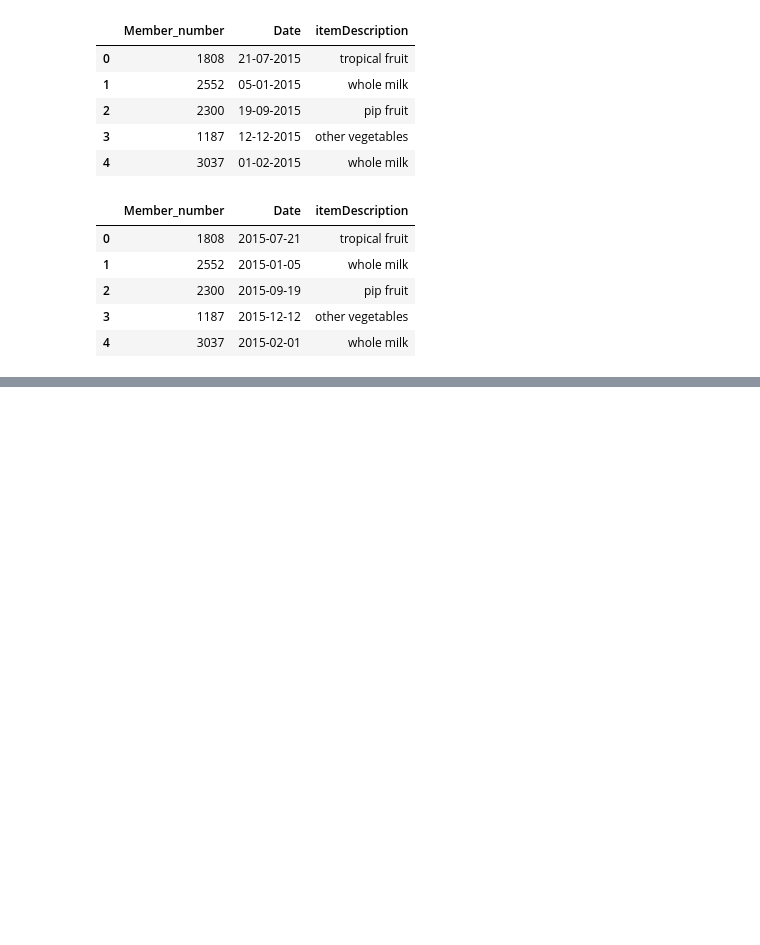
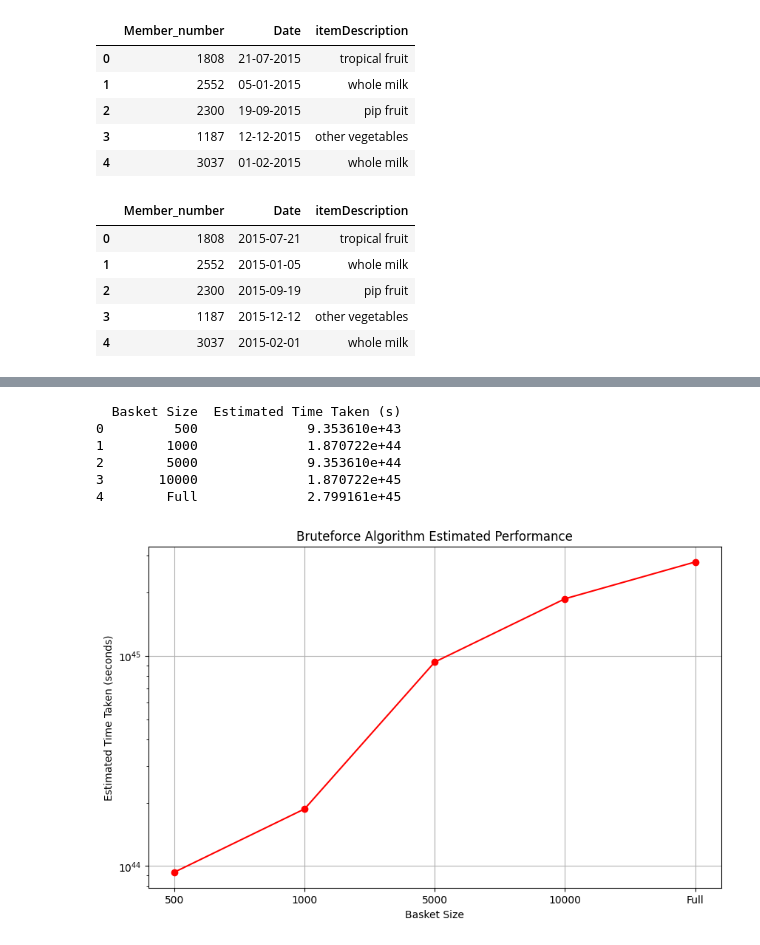
Before and after one commit to lilai3552/Association_Mining, a Jupyter notebook: main.ipynb, the cells around one changed output, grey strips where cells are left out. Drawn from its saved outputs; the diff is of its cells as text; code cells hidden in the pictures; blank space fills up the shorter version.

```diff
--- a/main.ipynb
+++ b/main.ipynb
@@ -91,0 +118,40 @@ Number of rules generated: 62
+# %%
+#estimating time taken for brutale force on different sizes
+m = df_encoded.shape[0]  # number of transactions
+n = df_encoded.shape[1]  # number of items
+bruteforce_times = []
+for size in basket_sizes:
+    if size == '500':
+        current_m = 500
+    elif size == '1000':
+        current_m = 1000
+    elif size == '5000':
+        current_m = 5000
+    elif size == '10000':
+        current_m = 10000
+    else:
+        current_m = m
+    estimated_time = (2 ** n) * current_m * 1e-9  # assuming 1 nanosecond per operation
+    bruteforce_times.append((size, estimated_time))
+#Displaying brutale force estimation results
+bruteforce_df = pd.DataFrame(bruteforce_times, columns=['Basket Size', 'Estimated Time Taken (s)'])
+print(bruteforce_df)
+# %% [output]
+  Basket Size  Estimated Time Taken (s)
+0         500              9.353610e+43
+1        1000              1.870722e+44
+2        5000              9.353610e+44
+3       10000              1.870722e+45
+4        Full              2.799161e+45
+# %%
+#graphing the results of brutale force estimation
+plt.figure(figsize=(10, 6))
+plt.plot(bruteforce_df['Basket Size'], bruteforce_df['Estimated Time Taken (s)'], marker='o', color='red')
+plt.title('Bruteforce Algorithm Estimated Performance')
+plt.xlabel('Basket Size')
+plt.ylabel('Estimated Time Taken (seconds)')
+plt.yscale('log')  # using logarithmic scale for better visualization
+plt.grid()
+plt.show()
+# %% [output]
+[figure, added]
```
Also changed, not shown: parts of 9 cells of this notebook.
